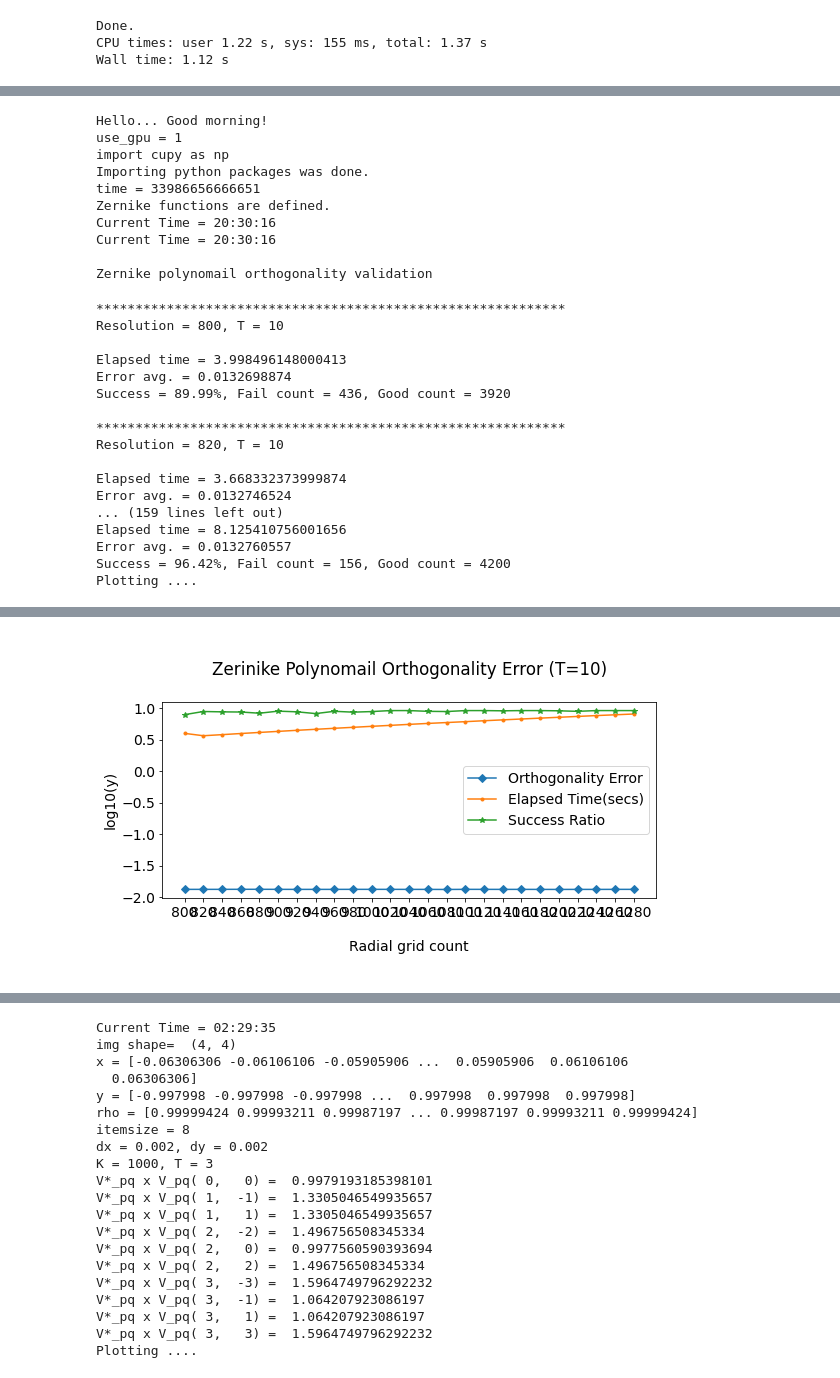
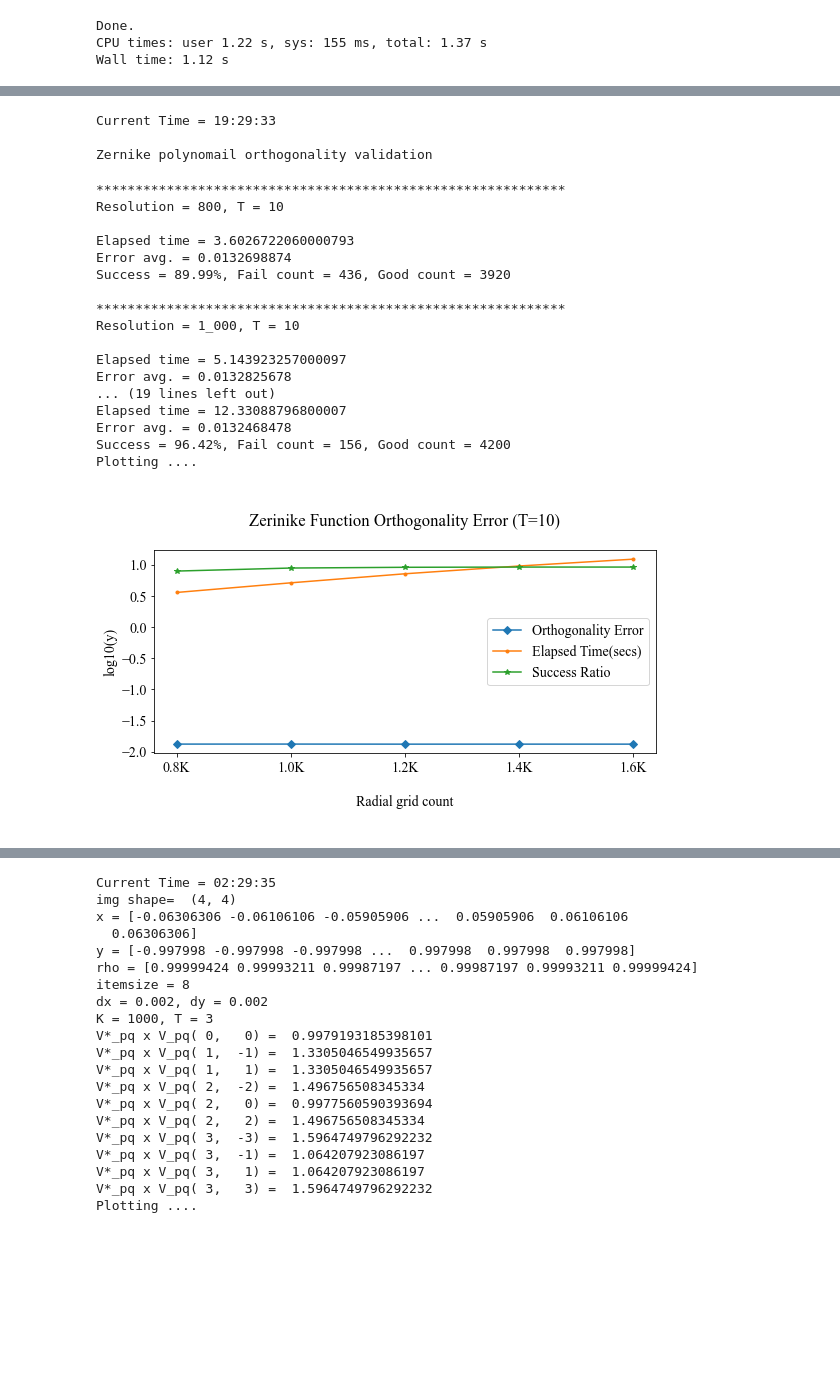
Before and after one commit to sunabove/Zernike, a Jupyter notebook: AZernike.ipynb, the cells around one changed output, grey strips where cells are left out. Cells and saved outputs as stored; diff of their text form; code cells hidden in the pictures; blank space fills up the shorter version.

```diff
--- a/AZernike.ipynb
+++ b/AZernike.ipynb
@@ -397,13 +385,14 @@ success_ratios = []
 error_avgs = []
 elapsed_list = []
 
-resolutions = [ x for x in range( 800, 1_300, 20 ) ]
+resolutions = [ x for x in range( 800, 1_700, 200 ) ]
+#resolutions = [ 2**x for x in range( 8, 11 + 1 ) ]
 
 memories = []
 
 T = 10 #4 #5 #10 # 20
 
-for resolution in tqdm( resolutions, desc="Resolution" ):
+for resolution in tqdm( resolutions, desc="Resolution" ) :
     if 1 or debug :
         print( line2 )
         print( f"Resolution = {resolution:_}, T = {T}" )
@@ -497,46 +486,41 @@ if use_gpu :
     resolutions = cupy.asnumpy( resolutions )
     error_avgs = cupy.asnumpy( error_avgs )
     elapsed_list = cupy.asnumpy( elapsed_list )
     success_ratios = cupy.asnumpy( success_ratios )
 
 chart.plot( resolutions, error_avgs, marker="D", label="Orthogonality Error" )
 chart.plot( resolutions, elapsed_list, marker=".", label="Elapsed Time(secs)" )
 chart.plot( resolutions, success_ratios, marker="*", label="Success Ratio" )
 
-chart.set_title( f"\nZerinike Polynomail Orthogonality Error (T={T})\n" )
+chart.set_title( f"\nZerinike Function Orthogonality Error (T={T})\n" )
 chart.set_xlabel( "\nRadial grid count\n" )
 chart.set_ylabel( "log10(y)" )
 chart.set_xticks( resolutions )
+chart.set_xticklabels( [ f"{x/1_000:1.1f}K" for x in resolutions ] )
 chart.legend()
 
 plt.tight_layout(); plt.show()
 
 print_curr_time()
 # %% [output]
-Hello... Good morning!
-use_gpu = 1
-import cupy as np
-Importing python packages was done.
-time = 33986656666651
-Zernike functions are defined.
-Current Time = 20:30:16
-Current Time = 20:30:16
+Current Time = 19:29:33
 
 Zernike polynomail orthogonality validation
 ************************************************************
 Resolution = 800, T = 10
 
-Elapsed time = 3.998496148000413
+Elapsed time = 3.6026722060000793
 Error avg. = 0.0132698874
 Success = 89.99%, Fail count = 436, Good count = 3920
 
 ************************************************************
-Resolution = 820, T = 10
+Resolution = 1_000, T = 10
 
-Elapsed time = 3.668332373999874
-Error avg. = 0.0132746524
-... (159 lines left out)
-Elapsed time = 8.125410756001656
-Error avg. = 0.0132760557
+Elapsed time = 5.143923257000097
+Error avg. = 0.0132825678
+... (19 lines left out)
+Elapsed time = 12.33088796800007
+Error avg. = 0.0132468478
 Success = 96.42%, Fail count = 156, Good count = 4200
 Plotting ....
+[figure, new version]
@@ -545 +529,0 @@ Plotting ....
-[figure, old version]
```
Also changed, not shown: parts of 3 cells of this notebook.
